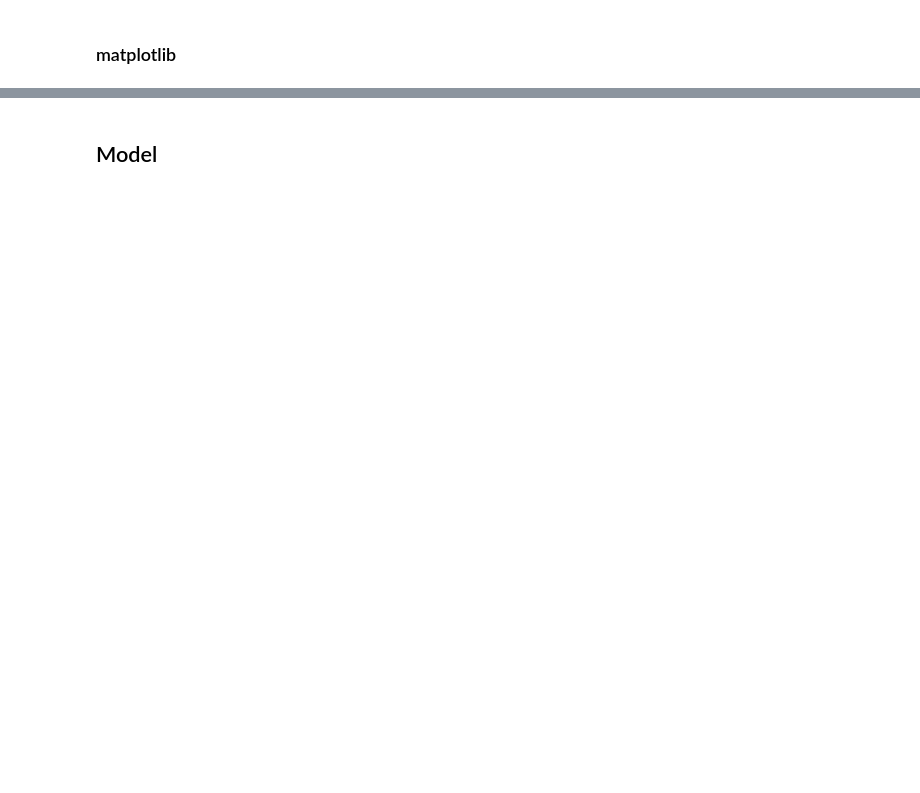
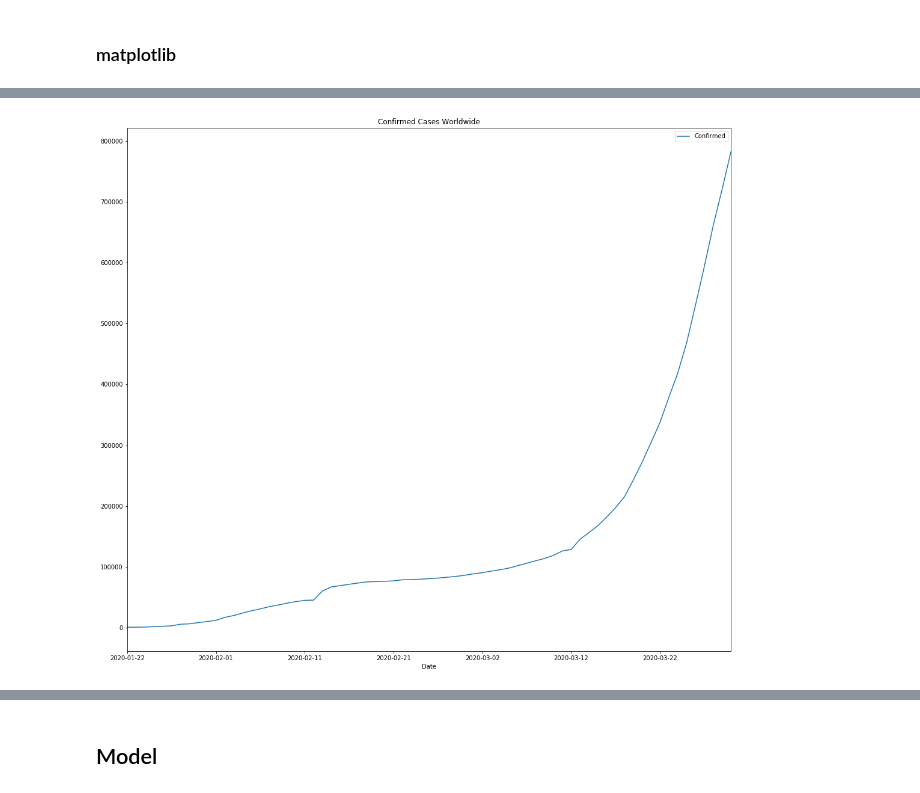
Before and after one commit to mickykumar1/Projects, a Jupyter notebook: coronavirus/Coronavirus.ipynb, the cells around one changed output, grey strips where cells are left out. Cells and saved outputs as stored; diff of their text form; code cells hidden in the pictures; blank space fills up the shorter version.

```diff
--- a/coronavirus/Coronavirus.ipynb
+++ b/coronavirus/Coronavirus.ipynb
@@ -252,0 +255,4 @@ ca.plot(kind="scatter", x="Confirmed", y="Recovered",figsize=(18, 16));
+# %%
+wwa.plot(kind="line", x="Date", y="Confirmed",figsize=(18, 16), title="Confirmed Cases Worldwide");
+# %% [output]
+[figure, added]
```
Also changed, not shown: parts of 27 cells of this notebook, 5 other files.
